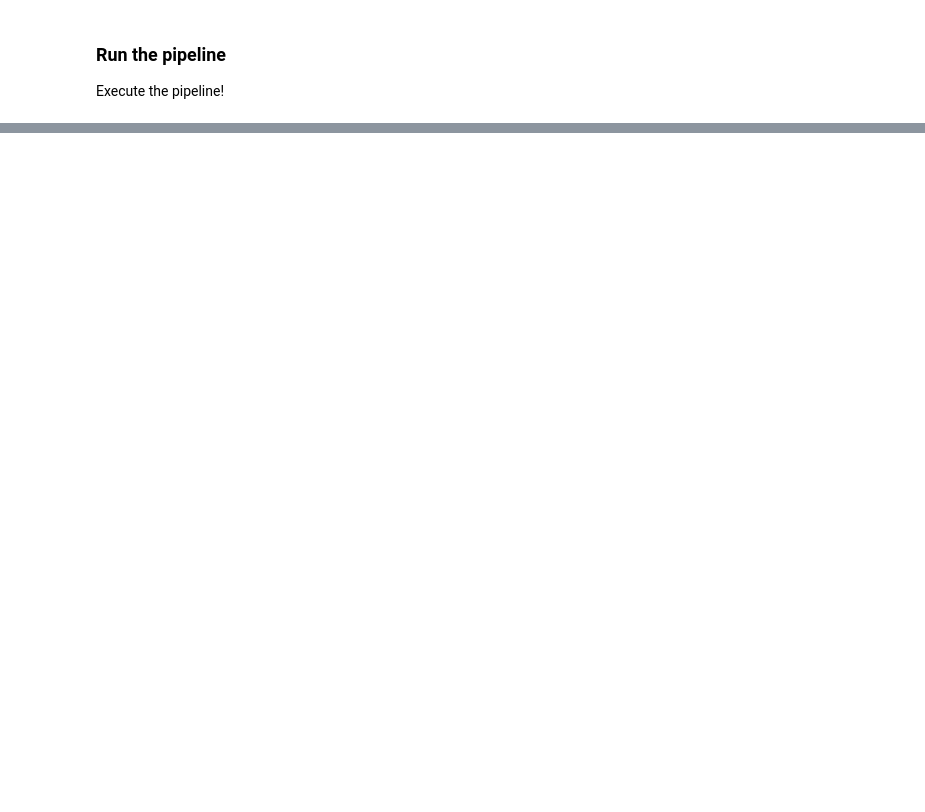
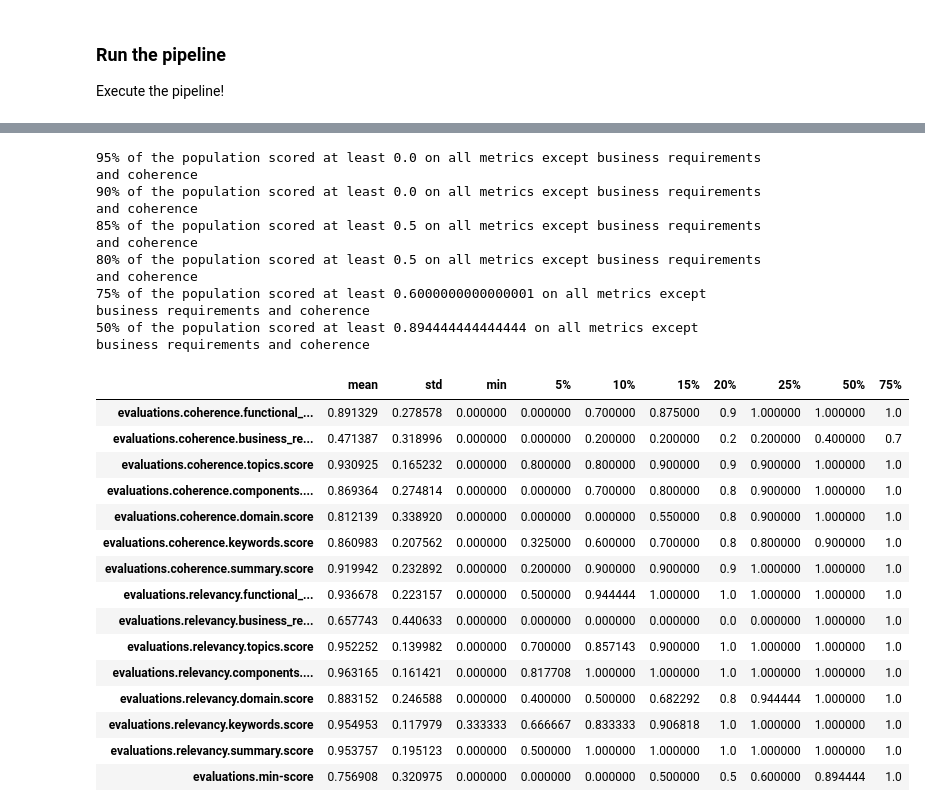
Before and after one commit to agapebondservant/code-generation-capstone, a Jupyter notebook: eda/code_generation_eda.ipynb, the cells around one changed output, grey strips where cells are left out. Saved outputs shown, nothing was run; the diff lists cells and outputs as text; code cells hidden in the pictures; blank space fills up the shorter version.

```diff
--- a/eda/code_generation_eda.ipynb
+++ b/eda/code_generation_eda.ipynb
@@ -584,0 +902,22 @@ data_extraction_pipeline()
+# %%
+evaluations_df = df.filter(regex='^evaluations.+score')
+evaluations_stats = evaluations_df.describe().T.drop(columns=['count','max'])
+
+evaluations_stats.insert(loc=3, column='20%', value=evaluations_df.quantile(0.20))
+evaluations_stats.insert(loc=3, column='15%', value=evaluations_df.quantile(0.15))
+evaluations_stats.insert(loc=3, column='10%', value=evaluations_df.quantile(0.10))
+evaluations_stats.insert(loc=3, column='5%', value=evaluations_df.quantile(0.05))
+
+business_requirements_mask = evaluations_stats.index.str.contains('business_requirements')
+
+print(f"""
+95% of the population scored {evaluations_stats[~business_requirements_mask]['5%'].min()} on at least 1 metric excluding business requirements
+90% of the population scored {evaluations_stats[~business_requirements_mask]['10%'].min()} on at least 1 metric excluding business requirements
+85% of the population scored {evaluations_stats[~business_requirements_mask]['15%'].min()} on at least 1 metric excluding business requirements
+80% of the population scored {evaluations_stats[~business_requirements_mask]['20%'].min()} on at least 1 metric excluding business requirements
+
+Mean evaluation scores ranked from highest to lowest:
+{evaluations_stats.nlargest(20, 'mean')['mean']}
+""")
+
+evaluations_stats
@@ -584,0 +989,42 @@ data_extraction_pipeline()
+# %%
+evaluations_df['evaluations.min-score'] = evaluations_df.drop(columns=business_requirements_columns, errors="ignore").min(axis=1)
+evaluations_stats = evaluations_df.describe().T.drop(columns=['count','max'])
+
+evaluations_stats.insert(loc=3, column='20%', value=evaluations_df.quantile(0.20))
+evaluations_stats.insert(loc=3, column='15%', value=evaluations_df.quantile(0.15))
+evaluations_stats.insert(loc=3, column='10%', value=evaluations_df.quantile(0.10))
+evaluations_stats.insert(loc=3, column='5%', value=evaluations_df.quantile(0.05))
+
+print(f"""
+95% of the population scored at least {evaluations_stats.loc['evaluations.min-score']['5%'].min()} on all metrics except business requirements and coherence
+90% of the population scored at least {evaluations_stats.loc['evaluations.min-score']['10%'].min()} on all metrics except business requirements and coherence
+85% of the population scored at least {evaluations_stats.loc['evaluations.min-score']['15%'].min()} on all metrics except business requirements and coherence
+80% of the population scored at least {evaluations_stats.loc['evaluations.min-score']['20%'].min()} on all metrics except business requirements and coherence
+75% of the population scored at least {evaluations_stats.loc['evaluations.min-score']['25%'].min()} on all metrics except business requirements and coherence
+50% of the population scored at least {evaluations_stats.loc['evaluations.min-score']['50%'].min()} on all metrics except business requirements and coherence
+""")
+
+evaluations_stats
+# %% [output]
+95% of the population scored at least 0.0 on all metrics except business requirements and coherence
+90% of the population scored at least 0.0 on all metrics except business requirements and coherence
+85% of the population scored at least 0.5 on all metrics except business requirements and coherence
+80% of the population scored at least 0.5 on all metrics except business requirements and coherence
+75% of the population scored at least 0.6000000000000001 on all metrics except business requirements and coherence
+50% of the population scored at least 0.894444444444444 on all metrics except business requirements and coherence
+|  | mean | std | min | 5% | 10% | 15% | 20% | 25% | 50% | 75% |
+| evaluations.coherence.functional_... | 0.891329 | 0.278578 | 0.000000 | 0.000000 | 0.700000 | 0.875000 | 0.9 | 1.000000 | 1.000000 | 1.0 |
+| evaluations.coherence.business_re... | 0.471387 | 0.318996 | 0.000000 | 0.000000 | 0.200000 | 0.200000 | 0.2 | 0.200000 | 0.400000 | 0.7 |
+| evaluations.coherence.topics.score | 0.930925 | 0.165232 | 0.000000 | 0.800000 | 0.800000 | 0.900000 | 0.9 | 0.900000 | 1.000000 | 1.0 |
+| evaluations.coherence.components.... | 0.869364 | 0.274814 | 0.000000 | 0.000000 | 0.700000 | 0.800000 | 0.8 | 0.900000 | 1.000000 | 1.0 |
+| evaluations.coherence.domain.score | 0.812139 | 0.338920 | 0.000000 | 0.000000 | 0.000000 | 0.550000 | 0.8 | 0.900000 | 1.000000 | 1.0 |
+| evaluations.coherence.keywords.score | 0.860983 | 0.207562 | 0.000000 | 0.325000 | 0.600000 | 0.700000 | 0.8 | 0.800000 | 0.900000 | 1.0 |
+| evaluations.coherence.summary.score | 0.919942 | 0.232892 | 0.000000 | 0.200000 | 0.900000 | 0.900000 | 0.9 | 1.000000 | 1.000000 | 1.0 |
+| evaluations.relevancy.functional_... | 0.936678 | 0.223157 | 0.000000 | 0.500000 | 0.944444 | 1.000000 | 1.0 | 1.000000 | 1.000000 | 1.0 |
+| evaluations.relevancy.business_re... | 0.657743 | 0.440633 | 0.000000 | 0.000000 | 0.000000 | 0.000000 | 0.0 | 0.000000 | 1.000000 | 1.0 |
+| evaluations.relevancy.topics.score | 0.952252 | 0.139982 | 0.000000 | 0.700000 | 0.857143 | 0.900000 | 1.0 | 1.000000 | 1.000000 | 1.0 |
+| evaluations.relevancy.components.... | 0.963165 | 0.161421 | 0.000000 | 0.817708 | 1.000000 | 1.000000 | 1.0 | 1.000000 | 1.000000 | 1.0 |
+| evaluations.relevancy.domain.score | 0.883152 | 0.246588 | 0.000000 | 0.400000 | 0.500000 | 0.682292 | 0.8 | 0.944444 | 1.000000 | 1.0 |
+| evaluations.relevancy.keywords.score | 0.954953 | 0.117979 | 0.333333 | 0.666667 | 0.833333 | 0.906818 | 1.0 | 1.000000 | 1.000000 | 1.0 |
+| evaluations.relevancy.summary.score | 0.953757 | 0.195123 | 0.000000 | 0.500000 | 1.000000 | 1.000000 | 1.0 | 1.000000 | 1.000000 | 1.0 |
+| evaluations.min-score | 0.756908 | 0.320975 | 0.000000 | 0.000000 | 0.000000 | 0.500000 | 0.5 | 0.600000 | 0.894444 | 1.0 |
```
Also changed, not shown: parts of 35 cells of this notebook, 3 other files.
